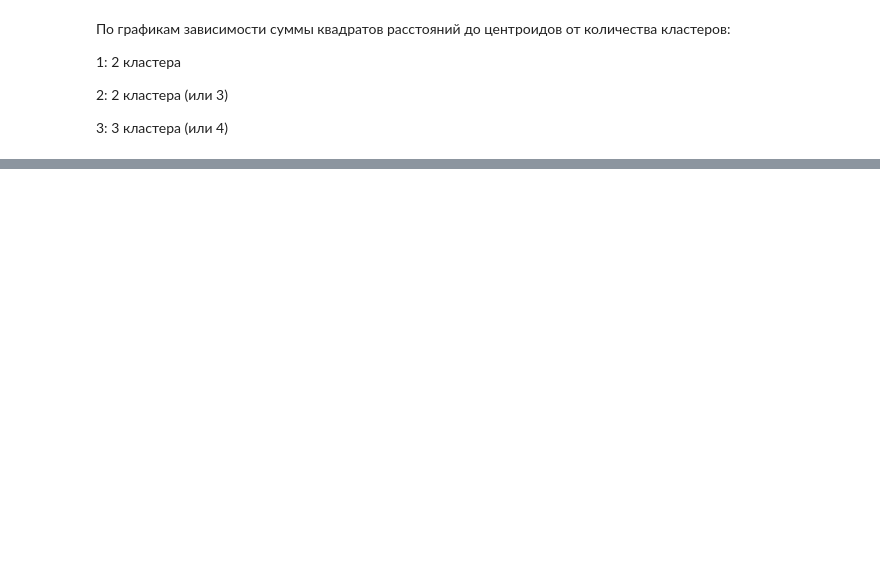
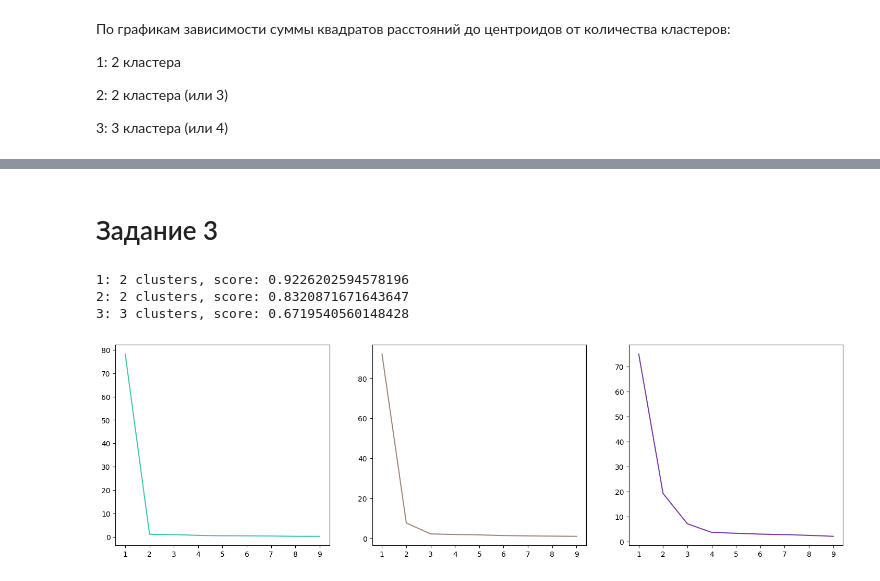
Before and after one commit to Flawed1/machine_learning_practice, a Jupyter notebook: labs/task6/task6.ipynb, the cells around one changed output, grey strips where cells are left out. Cells and saved outputs as stored; diff of their text form; code cells hidden in the pictures; blank space fills up the shorter version.

```diff
--- a/labs/task6/task6.ipynb
+++ b/labs/task6/task6.ipynb
@@ -140,0 +129,2 @@ for data, prediction, axis in zip(blobs_list, predictions, figure.axes, strict=T
+# %% [markdown]
+# Задание 3
@@ -140,0 +199,32 @@ for data, prediction, axis in zip(blobs_list, predictions, figure.axes, strict=T
+# %%
+models: list[KMeans] = list()
+predictions: list[NDArray] = list()
+for i, data in enumerate(blobs_list, start=1):
+    parameters_grid = selection.ParameterGrid({"clusters": np.arange(2, 10)})
+    results_list.append(dict())
+    results = results_list[-1]
+    best_model: KMeans = None
+    best_score: float = None
+    best_prediction: NDArray = None
+    for params in parameters_grid:
+        model = KMeans(**params).fit(data[0])
+        internal_cluster_distance_sum: float
+        prediction = model.predict(data[0])
+        score = metrics.silhouette_score(data[0], prediction)
+        results.update({params.get("n_clusters"): model.centroid_mean_square_distance})
+        if best_score == None or score > best_score:
+            best_model, best_score, best_prediction = model, score, prediction
+    models.append(best_model)
+    predictions.append(best_prediction)
+    print(f"{i}: {best_model.clusters} clusters, score: {best_score}")
+
+figure, _ = plt.subplots(1, 3, figsize=(18, 5))
+for data, axis, results in zip(blobs_list, figure.axes, results_list):
+    axis.plot(results.keys(), results.values(), color=[random.randint(20, 200) / 255 for _ in range(3)])
+
+plt.show()
+# %% [output]
+1: 2 clusters, score: 0.9226202594578196
+2: 2 clusters, score: 0.8320871671643647
+3: 3 clusters, score: 0.6719540560148428
+[figure, added]
```
Also changed, not shown: parts of 7 cells of this notebook.
